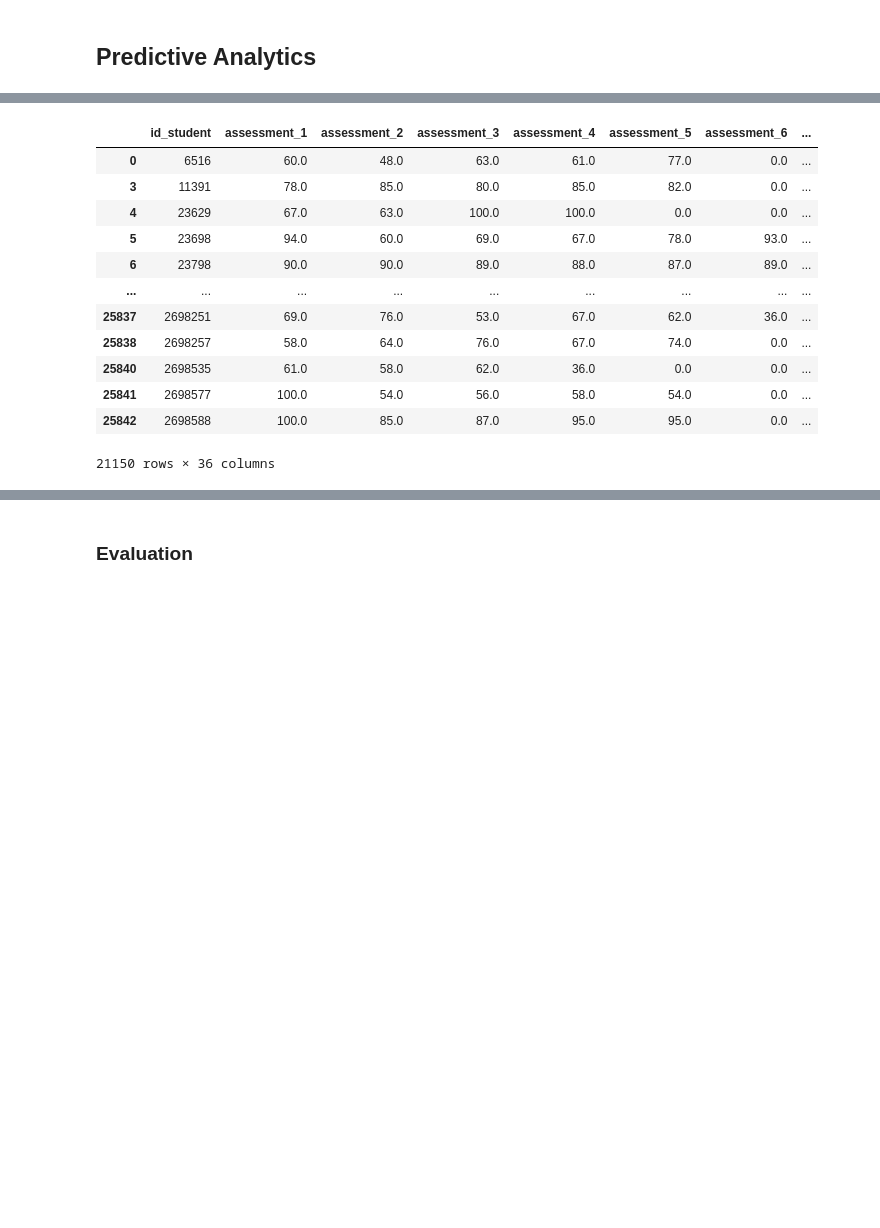
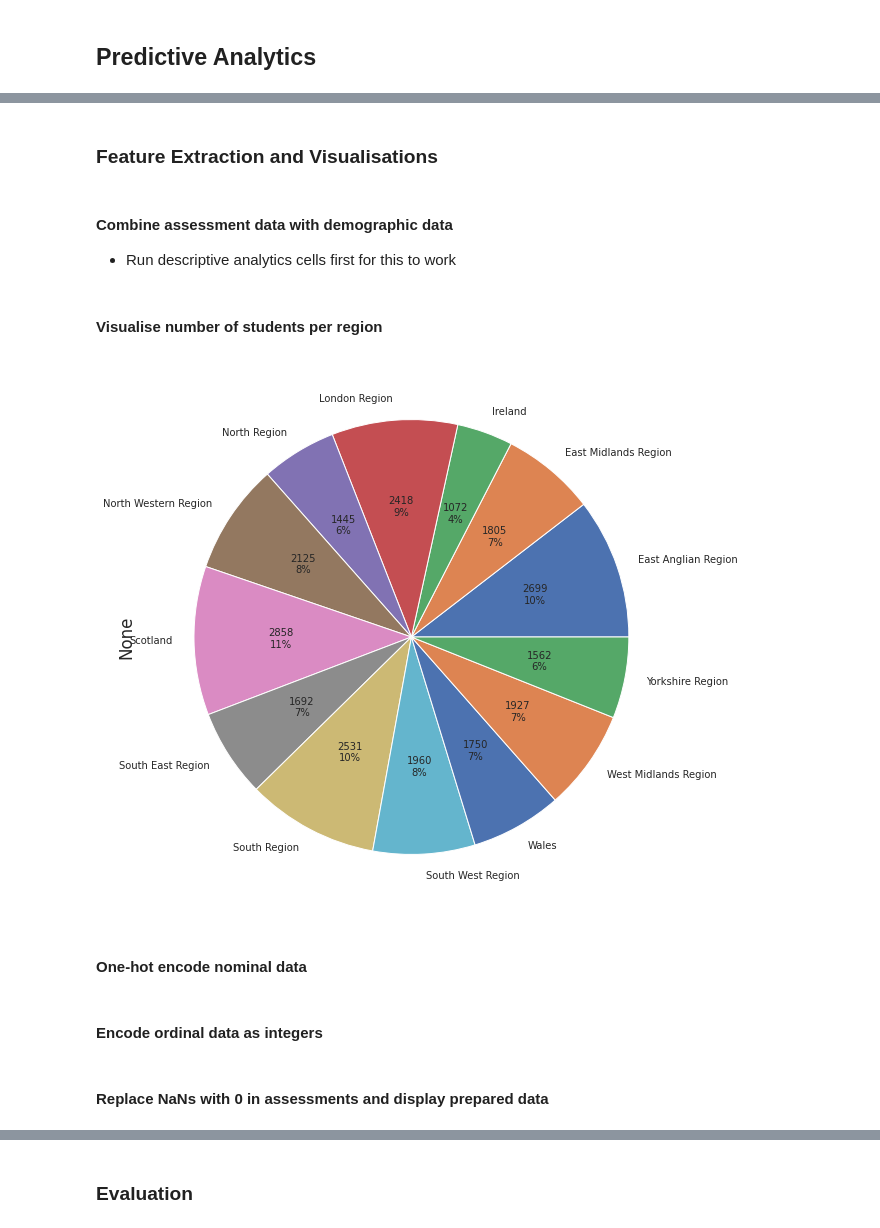
Before and after one commit to FaiZaman/Early-Identification-of-Failing-Students, a Jupyter notebook: Predicting Failing Students.ipynb, the cells around one changed output, grey strips where cells are left out. Cells and saved outputs as stored; diff of their text form; code cells hidden in the pictures; blank space fills up the shorter version.

Commit message:
Some more visualisations, comments, and updated README

```diff
--- a/Predicting Failing Students.ipynb
+++ b/Predicting Failing Students.ipynb
@@ -138,8 +150,30 @@ student_total_assessments.columns = col
 student_total_assessments = student_total_assessments.reset_index()
 student_total_assessments.rename(columns={'index':'id_student'},inplace=True)
 student_total_assessments['id_student'],student_total_assessments['code_module'],student_total_assessments['code_presentation'] = zip(*student_total_assessments.id_student)
+# %% [markdown]
+### Feature Extraction and Visualisations
+# %% [markdown]
+#### Combine assessment data with demographic data
+- Run descriptive analytics cells first for this to work
 # %%
-studentData = student_total_assessments.merge(pass_fail_info, on = ['id_student', 'code_module','code_presentation'], how='left')
-studentData = studentData.drop(['code_module', 'code_presentation', 'num_of_prev_attempts', 'studied_credits'], axis=1)
-studentData = studentData[studentData['final_result'].notna()]
-studentData['final_result'] = np.where(studentData['final_result'] == 'Fail', 0, 1)
+# merging assessment and demographic dataframes
+student_data = student_total_assessments.merge(pass_fail_info, on = ['id_student', 'code_module','code_presentation'], how='left')
+student_data = student_data.drop(['code_module', 'code_presentation', 'num_of_prev_attempts', 'studied_credits'], axis=1)
+
+# remove NaN final result values and assign binary values to pass/fail: pass=1, fail=0
+student_data = student_data[student_data['final_result'].notna()]
+student_data['final_result'] = np.where(student_data['final_result'] == 'Fail', 0, 1)
+# %% [markdown]
+#### Visualise number of students per region
+# %%
+# based on https://stackoverflow.com/questions/63687789/how-do-i-create-a-pie-chart-using-categorical-data-in-matplotlib
+def label_function(val):
+    return f'{val / 100 * len(df):.0f}\n{val:.0f}%'
+
+fig = plt.figure(figsize=(20, 10))
+student_data.groupby('region').size().plot(kind='pie', autopct=label_function, textprops={'fontsize': 10})
+plt.show()
+# %% [output]
+[figure, added]
+# %% [markdown]
+#### One-hot encode nominal data
@@ -146 +193,3 @@ studentData['final_result'] = np.where(studentData['final_result'] == 'Fail', 0,
+# %% [markdown]
+#### Encode ordinal data as integers
 # %%
@@ -188,19 +230,2 @@ encoded_StudentData['age_band'] = encoded_StudentData['age_band'].map(age_labels
-# %%
-final_result_column = encoded_StudentData.pop('final_result')
-encoded_StudentData['final_result'] = final_result_column
-encoded_StudentData = encoded_StudentData.fillna(value=0)
-encoded_StudentData
-# %% [output]
-|  | id_student | assessment_1 | assessment_2 | assessment_3 | assessment_4 | assessment_5 | assessment_6 | ... |
-| 0 | 6516 | 60.0 | 48.0 | 63.0 | 61.0 | 77.0 | 0.0 | ... |
-| 3 | 11391 | 78.0 | 85.0 | 80.0 | 85.0 | 82.0 | 0.0 | ... |
-| 4 | 23629 | 67.0 | 63.0 | 100.0 | 100.0 | 0.0 | 0.0 | ... |
-| 5 | 23698 | 94.0 | 60.0 | 69.0 | 67.0 | 78.0 | 93.0 | ... |
-| 6 | 23798 | 90.0 | 90.0 | 89.0 | 88.0 | 87.0 | 89.0 | ... |
-| ... | ... | ... | ... | ... | ... | ... | ... | ... |
-| 25837 | 2698251 | 69.0 | 76.0 | 53.0 | 67.0 | 62.0 | 36.0 | ... |
-| 25838 | 2698257 | 58.0 | 64.0 | 76.0 | 67.0 | 74.0 | 0.0 | ... |
-| 25840 | 2698535 | 61.0 | 58.0 | 62.0 | 36.0 | 0.0 | 0.0 | ... |
-| 25841 | 2698577 | 100.0 | 54.0 | 56.0 | 58.0 | 54.0 | 0.0 | ... |
-| 25842 | 2698588 | 100.0 | 85.0 | 87.0 | 95.0 | 95.0 | 0.0 | ... |
-21150 rows × 36 columns
+# %% [markdown]
+#### Replace NaNs with 0 in assessments and display prepared data
```
Also changed, not shown: parts of 45 cells of this notebook, 1 other file.
